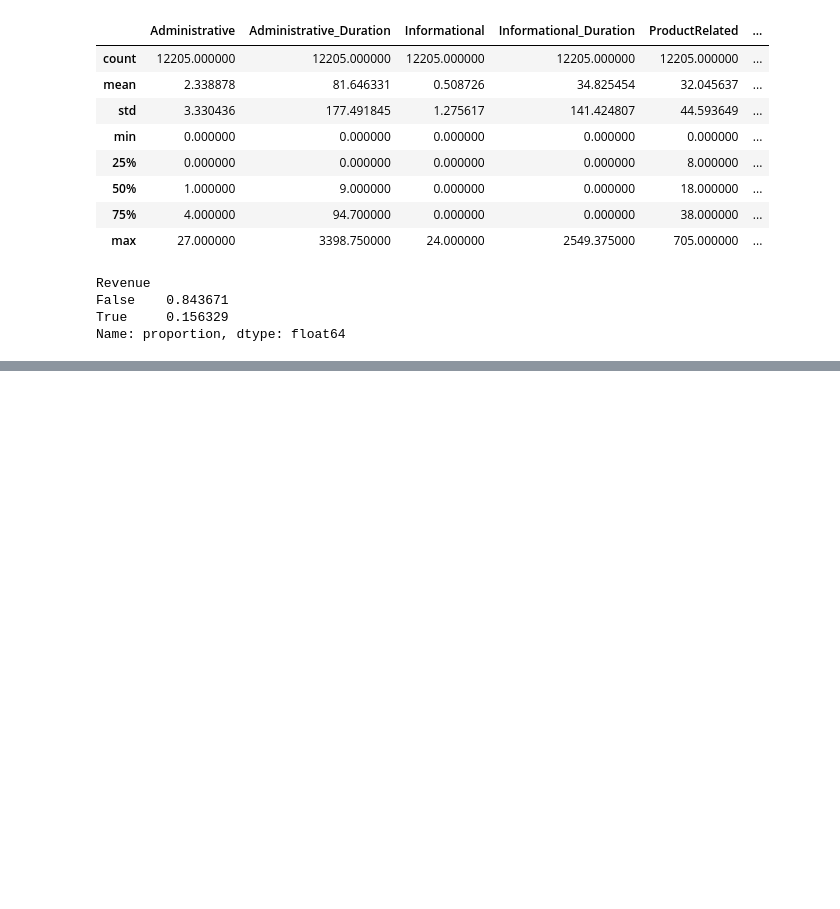
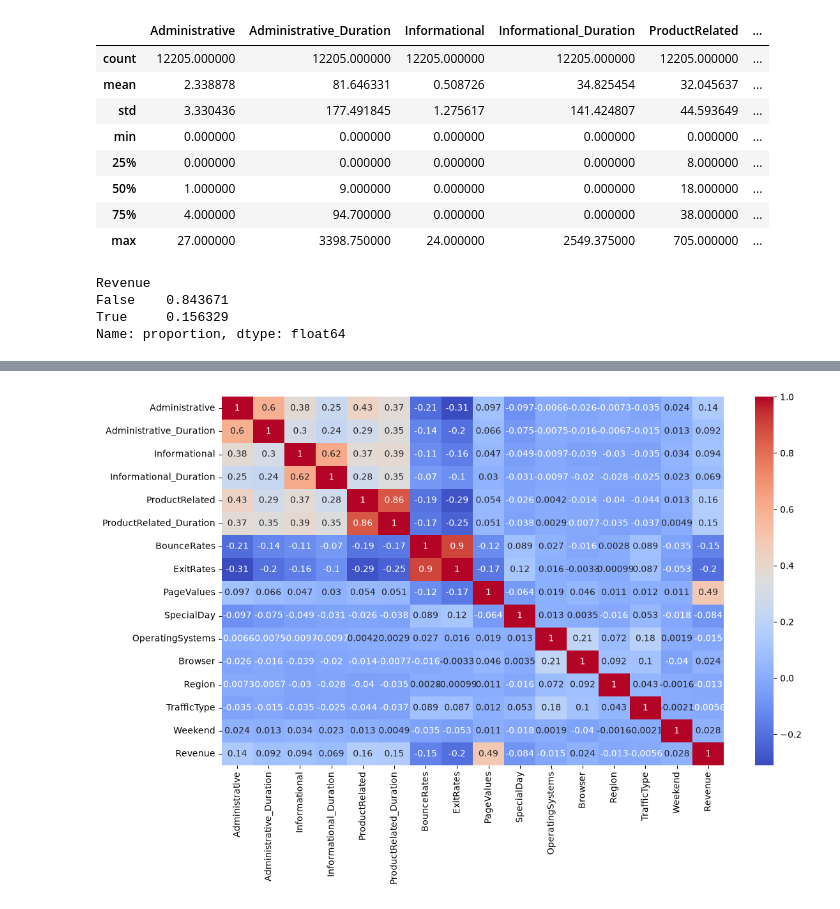
Before and after one commit to Shifa4532/data-science-notebooks, a Jupyter notebook: 09_supervisedML/DT_assignment.ipynb, the cells around one changed output, grey strips where cells are left out. Drawn from its saved outputs; the diff is of its cells as text; code cells hidden in the pictures; blank space fills up the shorter version.

Commit message:
visualization

```diff
--- a/09_supervisedML/DT_assignment.ipynb
+++ b/09_supervisedML/DT_assignment.ipynb
@@ -98,0 +102,11 @@ plt.show()
+# %%
+plt.figure(figsize=(12, 8))
+
+sns.heatmap(
+    shop_data.corr(numeric_only=True),
+    annot=True,
+    cmap="coolwarm"
+)
+plt.tight_layout()
+# %% [output]
+[figure, added]
```
Also changed, not shown: parts of 5 cells of this notebook.
